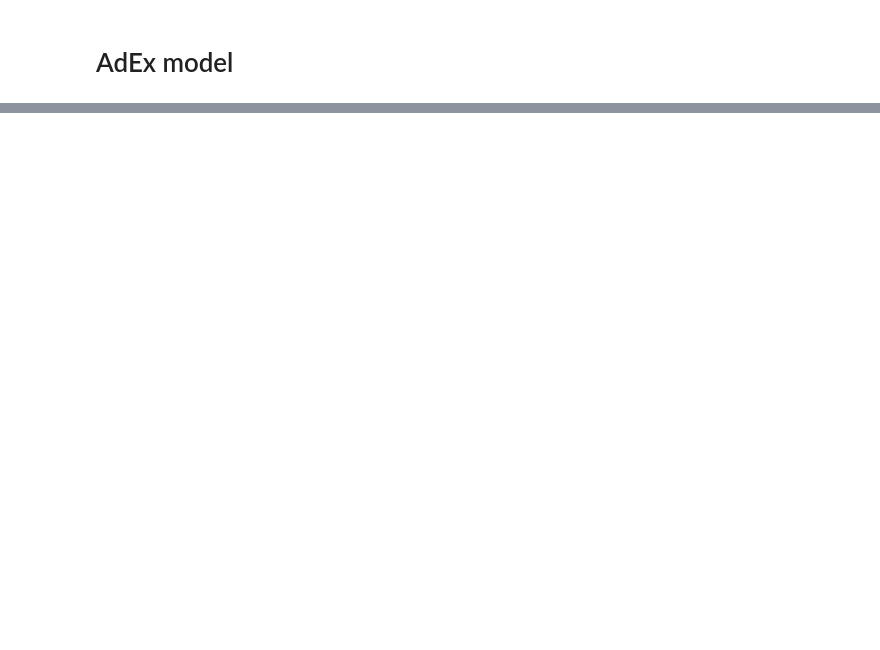
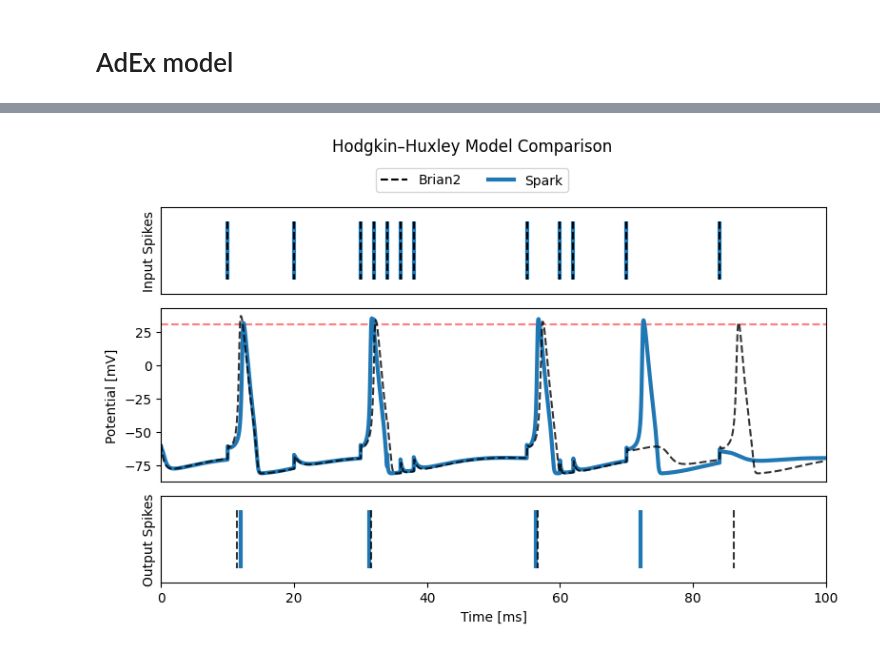
Before and after one commit to Nogarx/Spark, a Jupyter notebook: benchmarks/simulation_fidelity.ipynb, the cells around one changed output, grey strips where cells are left out. Saved outputs shown, nothing was run; the diff lists cells and outputs as text; code cells hidden in the pictures; blank space fills up the shorter version.

```diff
--- a/benchmarks/simulation_fidelity.ipynb
+++ b/benchmarks/simulation_fidelity.ipynb
@@ -128,0 +212,12 @@ single_neuron_plots(
+# %%
+DT = 0.1
+INPUT_SPIKE_TIMES = [10, 20, 30, 32, 34, 36, 38, 55, 60, 62, 70, 84]
+SYNAPSE_STRENGTH = 100.0
+CM = 1
+E_LEAK = 10.6
+E_NA = 115
+E_K = -12
+G_LEAK = 0.3
+G_NA = 120
+G_K = 36
+THRESHOLD = 30
@@ -128,0 +276,16 @@ single_neuron_plots(
+# %%
+from _plotting import single_neuron_plots
+
+single_neuron_plots(
+    INPUT_SPIKE_TIMES,
+    THRESHOLD,
+    spark_times,
+    spark_potentials,
+    spark_spikes,
+    b2_times,
+    b2_potentials,
+    b2_spikes,
+    'Hodgkin–Huxley Model Comparison',
+)
+# %% [output]
+[figure, added]
```
Also changed, not shown: parts of 9 cells of this notebook, 3 other files.
